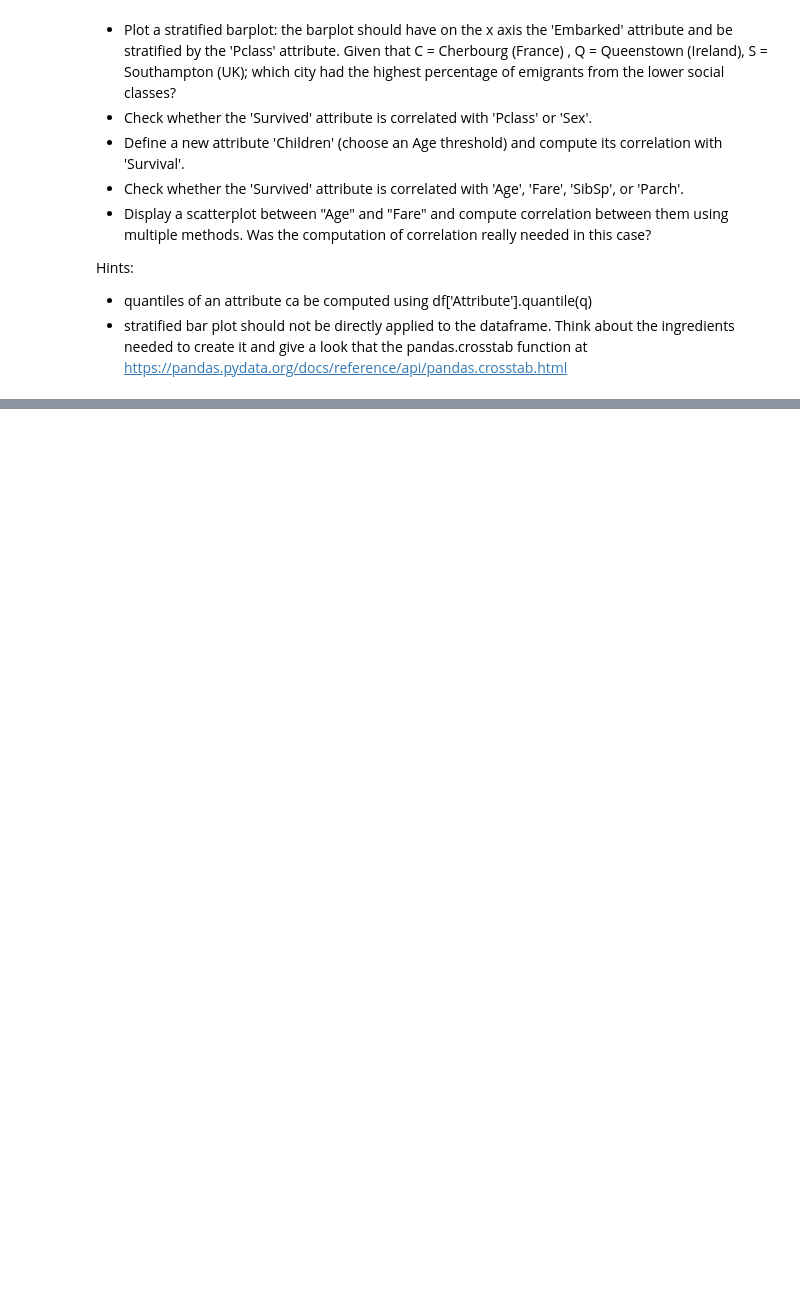
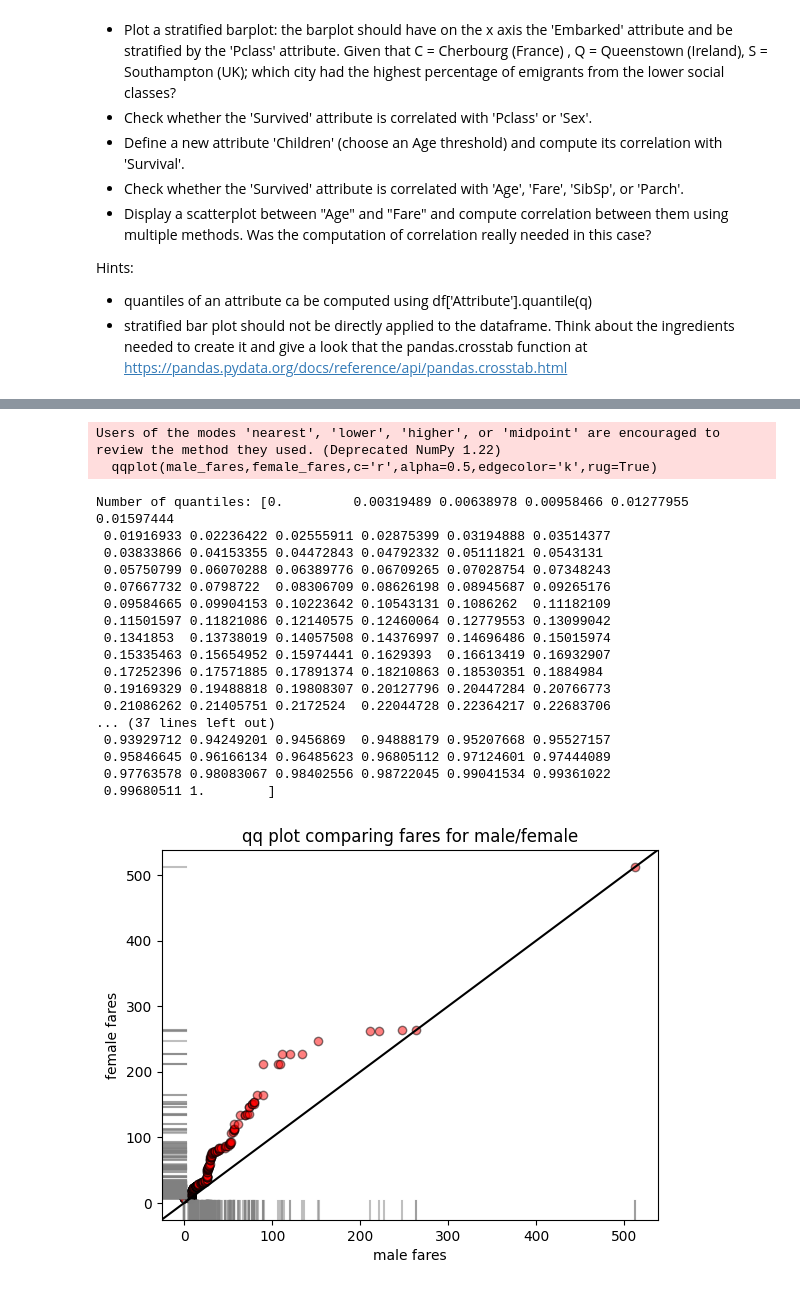
Before and after one commit to Manillin/Notes, a Jupyter notebook: masters/BigDataAnalytics/Lab/eda/EDA1_S.ipynb, the cells around one changed output, grey strips where cells are left out. Cells and saved outputs as stored; diff of their text form; code cells hidden in the pictures; blank space fills up the shorter version.

```diff
--- a/masters/BigDataAnalytics/Lab/eda/EDA1_S.ipynb
+++ b/masters/BigDataAnalytics/Lab/eda/EDA1_S.ipynb
@@ -176,0 +243,33 @@ _IncompleteInputError: incomplete input (2945345714.py, line 9)
+# %%
+male_fares = df.loc[df['Sex'] == 'male']['Fare'].values
+female_fares = df.loc[df['Sex'] == 'female']['Fare'].values
+
+# draw q-q plot with rug plot
+plt.figure()
+qqplot(male_fares,female_fares,c='r',alpha=0.5,edgecolor='k',rug=True)
+plt.xlabel('male fares')
+plt.ylabel('female fares')
+plt.title('qq plot comparing fares for male/female')
+plt.show()
+plt.close()
+# %% [output]
+Users of the modes 'nearest', 'lower', 'higher', or 'midpoint' are encouraged to review the method they used. (Deprecated NumPy 1.22)
+  qqplot(male_fares,female_fares,c='r',alpha=0.5,edgecolor='k',rug=True)
+Number of quantiles: [0.         0.00319489 0.00638978 0.00958466 0.01277955 0.01597444
+ 0.01916933 0.02236422 0.02555911 0.02875399 0.03194888 0.03514377
+ 0.03833866 0.04153355 0.04472843 0.04792332 0.05111821 0.0543131
+ 0.05750799 0.06070288 0.06389776 0.06709265 0.07028754 0.07348243
+ 0.07667732 0.0798722  0.08306709 0.08626198 0.08945687 0.09265176
+ 0.09584665 0.09904153 0.10223642 0.10543131 0.1086262  0.11182109
+ 0.11501597 0.11821086 0.12140575 0.12460064 0.12779553 0.13099042
+ 0.1341853  0.13738019 0.14057508 0.14376997 0.14696486 0.15015974
+ 0.15335463 0.15654952 0.15974441 0.1629393  0.16613419 0.16932907
+ 0.17252396 0.17571885 0.17891374 0.18210863 0.18530351 0.1884984
+ 0.19169329 0.19488818 0.19808307 0.20127796 0.20447284 0.20766773
+ 0.21086262 0.21405751 0.2172524  0.22044728 0.22364217 0.22683706
+... (37 lines left out)
+ 0.93929712 0.94249201 0.9456869  0.94888179 0.95207668 0.95527157
+ 0.95846645 0.96166134 0.96485623 0.96805112 0.97124601 0.97444089
+ 0.97763578 0.98083067 0.98402556 0.98722045 0.99041534 0.99361022
+ 0.99680511 1.        ]
+[figure, added]
```
Also changed, not shown: parts of 10 cells of this notebook.
